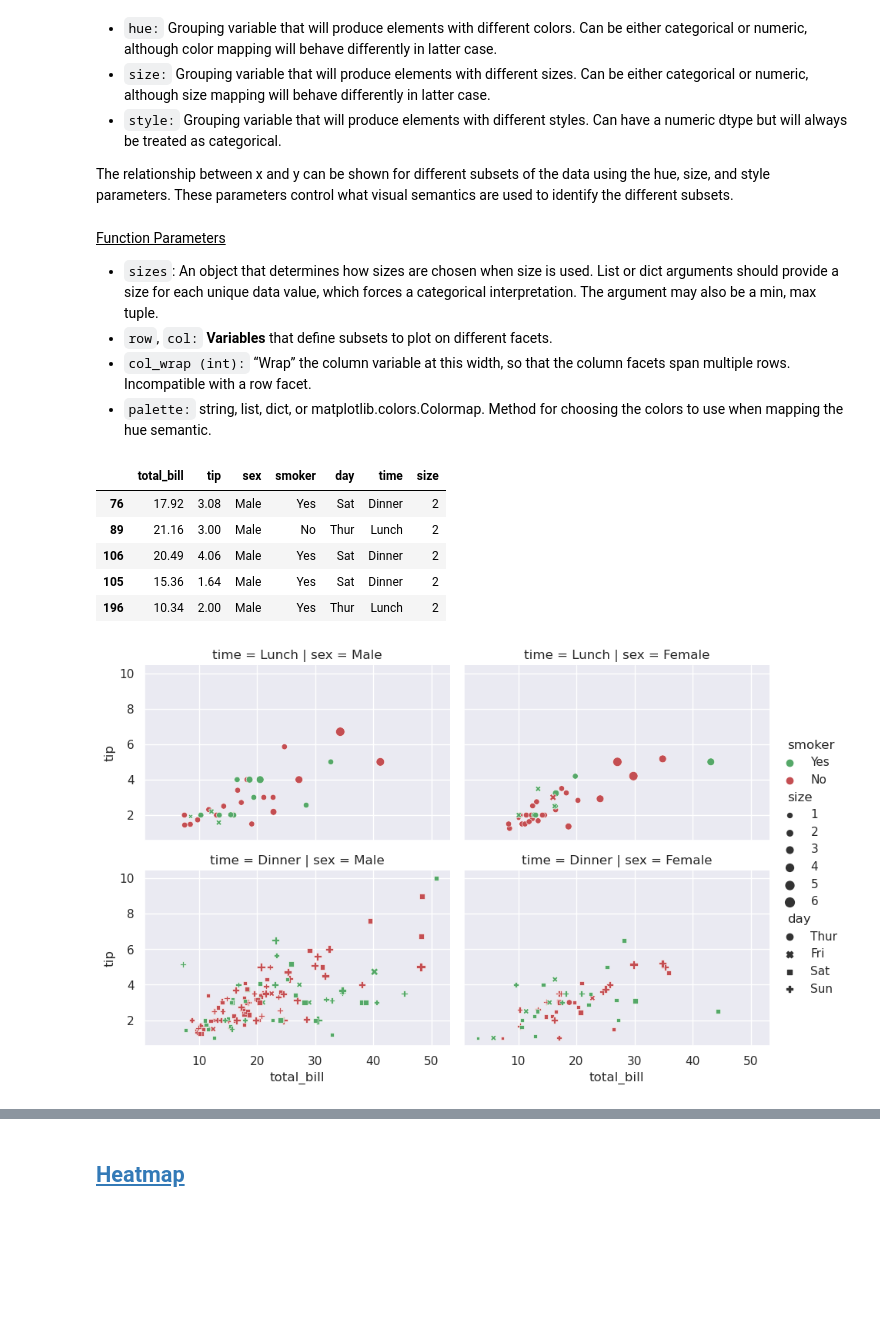
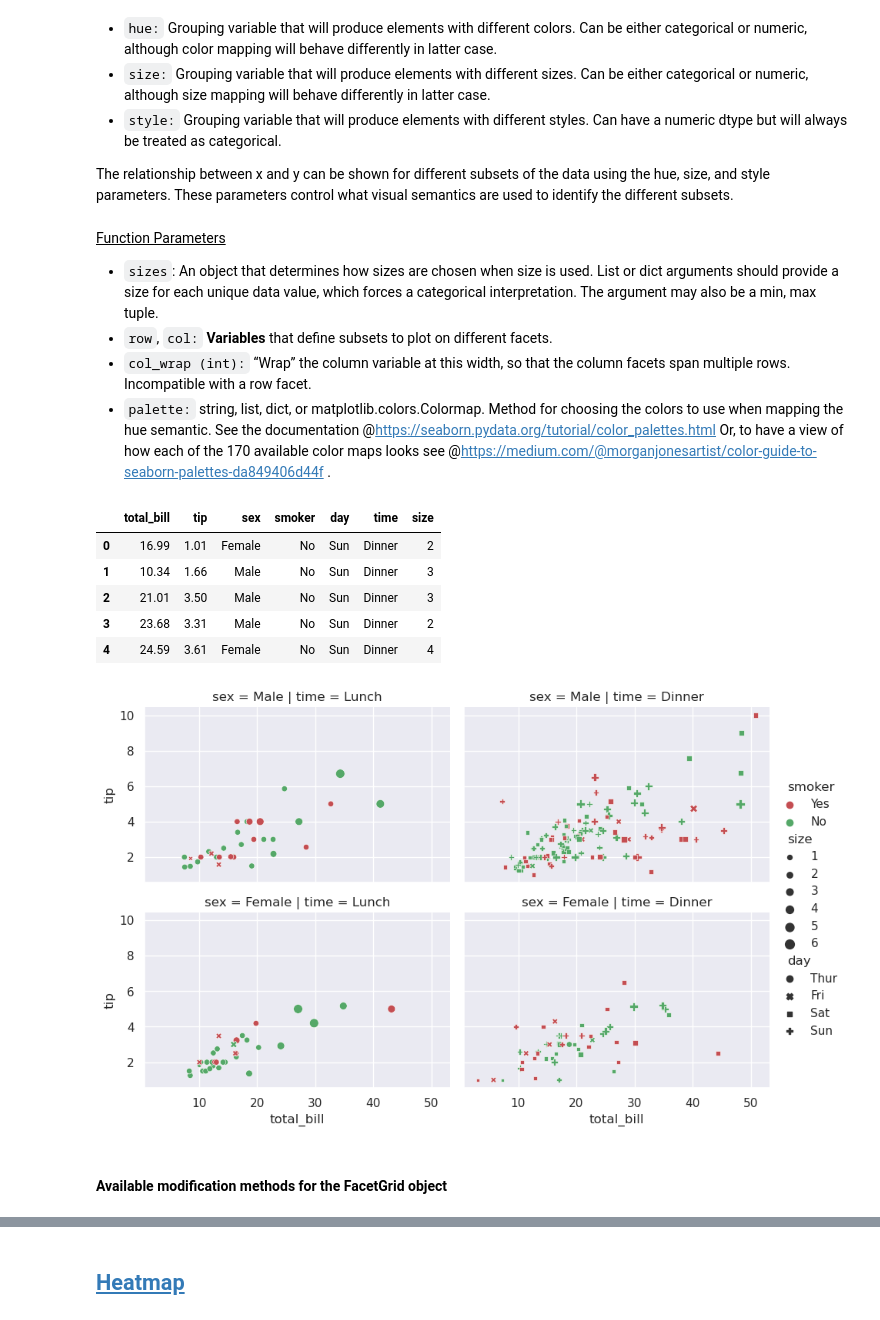
Before and after one commit to AindreaAjax/ML_Introduction, a Jupyter notebook: Data_Visualization/02_Visualizing_relations_between_two_or_more_variables.ipynb, the cells around one changed output, grey strips where cells are left out. Drawn from its saved outputs; the diff is of its cells as text; code cells hidden in the pictures; blank space fills up the shorter version.

```diff
--- a/Data_Visualization/02_Visualizing_relations_between_two_or_more_variables.ipynb
+++ b/Data_Visualization/02_Visualizing_relations_between_two_or_more_variables.ipynb
@@ -85,33 +87,35 @@ The relationship between x and y can be shown for different subsets of the data
 - `sizes`: An object that determines how sizes are chosen when size is used. List or dict arguments should provide a size for each unique data value, which forces a categorical interpretation. The argument may also be a min, max tuple.
 - `row`, `col:` **Variables** that define subsets to plot on different facets.
 - `col_wrap (int):` “Wrap” the column variable at this width, so that the column facets span multiple rows. Incompatible with a row facet.
-- `palette:` string, list, dict, or matplotlib.colors.Colormap. Method for choosing the colors to use when mapping the hue semantic.
+- `palette:` string, list, dict, or matplotlib.colors.Colormap. Method for choosing the colors to use when mapping the hue semantic. See the documentation @https://seaborn.pydata.org/tutorial/color_palettes.html Or, to have a view of how each of the 170 available color maps looks see @https://medium.com/@morganjonesartist/color-guide-to-seaborn-palettes-da849406d44f .
 # %%
 # Loading in an example dataset
 resturant_tips = sns.load_dataset("tips")
-resturant_tips.sample(5)
+resturant_tips.head(5)
 # %% [output]
 |  | total_bill | tip | sex | smoker | day | time | size |
-| 76 | 17.92 | 3.08 | Male | Yes | Sat | Dinner | 2 |
-| 89 | 21.16 | 3.00 | Male | No | Thur | Lunch | 2 |
-| 106 | 20.49 | 4.06 | Male | Yes | Sat | Dinner | 2 |
-| 105 | 15.36 | 1.64 | Male | Yes | Sat | Dinner | 2 |
-| 196 | 10.34 | 2.00 | Male | Yes | Thur | Lunch | 2 |
+| 0 | 16.99 | 1.01 | Female | No | Sun | Dinner | 2 |
+| 1 | 10.34 | 1.66 | Male | No | Sun | Dinner | 3 |
+| 2 | 21.01 | 3.50 | Male | No | Sun | Dinner | 3 |
+| 3 | 23.68 | 3.31 | Male | No | Sun | Dinner | 2 |
+| 4 | 24.59 | 3.61 | Female | No | Sun | Dinner | 4 |
 # %%
 # exapmle of scatter plot
 fig = sns.relplot(
     resturant_tips,
     kind="scatter",
     x="total_bill",
     y="tip",
     hue="smoker",
+    palette=["r", "g"],
     style="day",
     size="size",
-    row="time",
-    col="sex",
-    palette=["g", "r"],
+    row="sex",
+    col="time",
     height=3,
     aspect=1.5,
 )
 # %% [output]
-[figure, old version]
+[figure, new version]
+# %% [markdown]
+#### Available modification methods for the FacetGrid object
```
Also changed, not shown: parts of 14 cells of this notebook, 9 other files.
